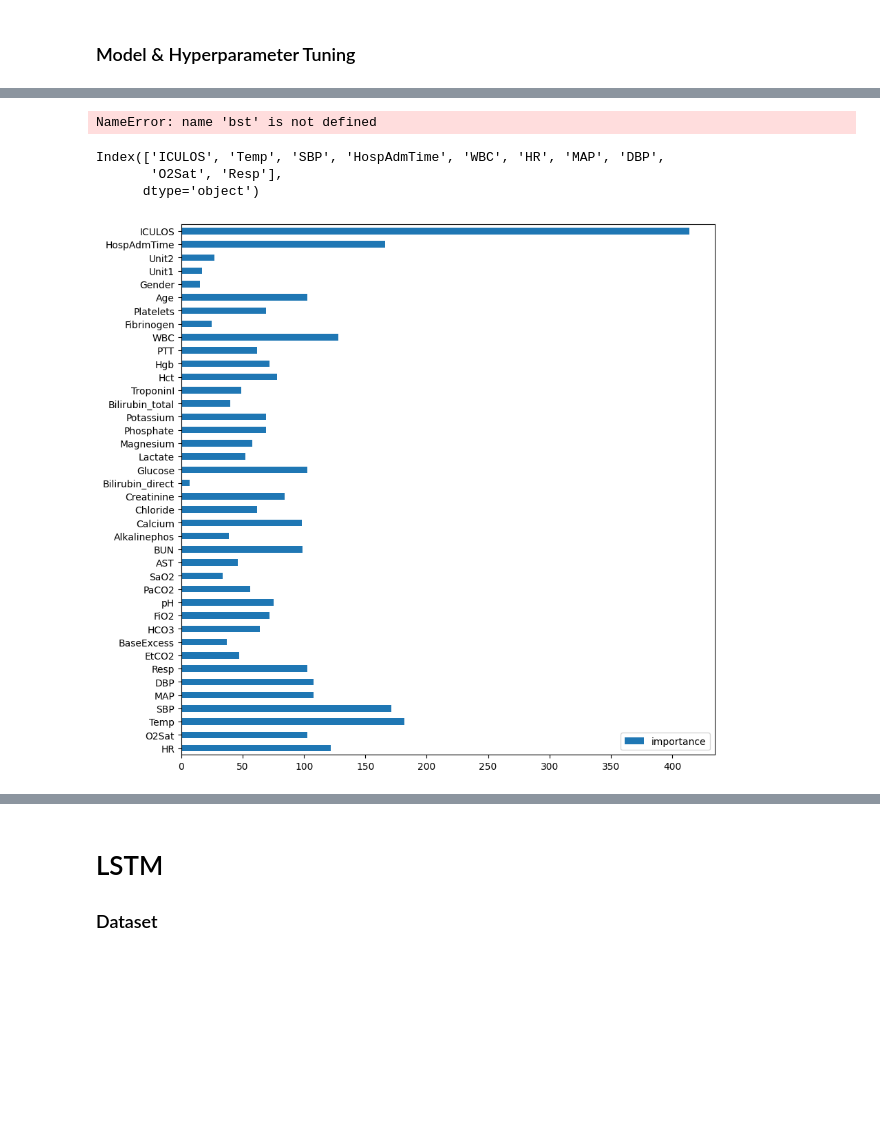
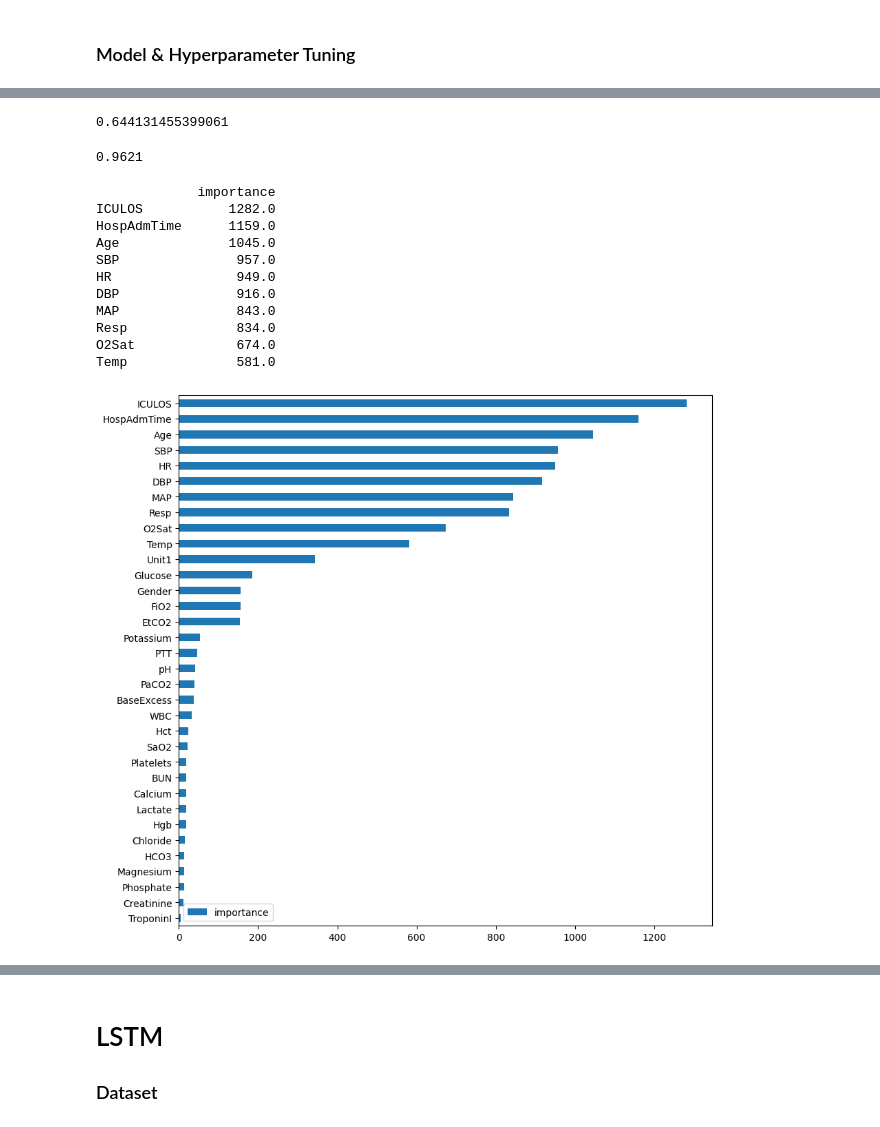
Before and after one commit to NadavVazana789/094295_hw1, a Jupyter notebook: main.ipynb, the cells around one changed output, grey strips where cells are left out. Cells and saved outputs as stored; diff of their text form; code cells hidden in the pictures; blank space fills up the shorter version.

```diff
--- a/main.ipynb
+++ b/main.ipynb
@@ -324,9 +265,9 @@ Best model achieved at epoch 67 with F1 score 0.6292548298068077
 # %%
-train_set = BaselineDataset()
-test_set = BaselineDataset(path=TEST_PATH)
+train_set = XGBoostDataset()
+test_set = XGBoostDataset(path=TEST_PATH)
 # %%
-dtrain = xgb.DMatrix(torch.vstack(train_set.data).numpy(), label=train_set.target)
-dtest = xgb.DMatrix(torch.vstack(test_set.data).numpy(), label=test_set.target)
+dtrain = xgb.DMatrix(torch.vstack(train_set.data).numpy(), label=train_set.targets)
+dtest = xgb.DMatrix(torch.vstack(test_set.data).numpy(), label=test_set.targets)
 # %% [markdown]
 ### Model & Hyperparameter Tuning
 # %%
@@ -385,12 +326,12 @@ study.best_params
  'sampling_method': 'gradient_based'}
 # %%
 evals_results = {}
-param = {'objective': 'binary:logistic', 'tree_method': 'gpu_hist', 'verbosity': 0, 'max_depth': 6,
- 'eta': 0.09081514003358984,
- 'gamma': 0.06642929982914873,
- 'alpha': 0.0940319005665157,
- 'lambda': 0.03697634500529317,
- 'subsample': 0.6137676048529289,
+param = {'objective': 'binary:logistic', 'tree_method': 'gpu_hist', 'max_depth': 10,
+ 'eta': 0.0980370265338386,
+ 'gamma': 0.08267680140815985,
+ 'alpha': 0.019294402144717067,
+ 'lambda': 0.06152769825604605,
+ 'subsample': 0.68933155048506,
  'sampling_method': 'gradient_based'}
 num_rounds = 100
-bst = xgb.train(param, dtrain, num_rounds, evals=[(dtrain, 'train'), (dtest, 'test')], verbose_eval=False, feval=f1_calculator, evals_result=evals_results, maximize=True)
+bst = xgb.train(param, dtrain, num_rounds, evals=[(dtrain, 'train'), (dtest, 'test')], verbose_eval=True, feval=f1_calculator, evals_result=evals_results, maximize=True)
@@ -413,24 +378,34 @@ plt.show()
 # %%
 preds = [1 if item > 0.5 else 0 for item in bst.predict(dtest)]
-f1_score(test_set.target, preds)
+f1_score(test_set.targets, preds)
 # %% [output]
-NameError: name 'bst' is not defined
+0.644131455399061
+# %%
+sum(preds == dtest.get_label())/len(preds)
+# %% [output]
+0.9621
 # %%
 bst.save_model('xgb.model')
-# %%
-bst = xgb.Booster()
-bst.load_model('xgb.model')
 # %%
 dic = bst.get_score()
 columns = pd.read_csv(TRAIN_PATH + 'patient_0.psv', sep='|').columns
 dic = {columns[int(key[1:])]: value for key, value in dic.items()}
 df = pd.DataFrame(dic.values(), index=dic.keys(), columns=['importance'])
 best_features_weight = df.nlargest(10, 'importance').index
 print(df.nlargest(10, 'importance'))
-df.plot(kind='barh', figsize=(10, 10))
+df.sort_values('importance').plot(kind='barh', figsize=(10, 10))
+plt.savefig('xgboost_feature_importance.png', dpi=1200)
 plt.show()
 # %% [output]
-Index(['ICULOS', 'Temp', 'SBP', 'HospAdmTime', 'WBC', 'HR', 'MAP', 'DBP',
-       'O2Sat', 'Resp'],
-      dtype='object')
+             importance
+ICULOS           1282.0
+HospAdmTime      1159.0
+Age              1045.0
+SBP               957.0
+HR                949.0
+DBP               916.0
+MAP               843.0
+Resp              834.0
+O2Sat             674.0
+Temp              581.0
-[figure, old version]
+[figure, new version]
```
Also changed, not shown: parts of 37 cells of this notebook, 5 other files.
